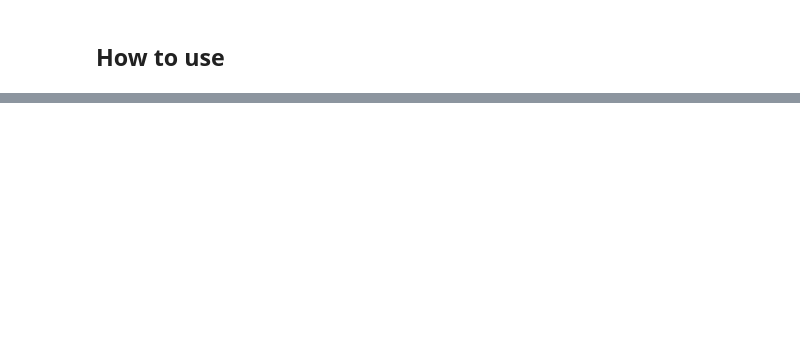
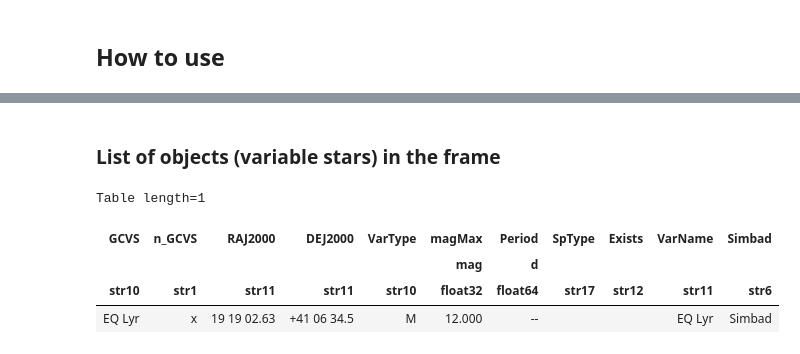
Before and after one commit to jochym/ouscope, a Jupyter notebook: index.ipynb, the cells around one changed output, grey strips where cells are left out. Drawn from its saved outputs; the diff is of its cells as text; code cells hidden in the pictures; blank space fills up the shorter version.

```diff
--- a/index.ipynb
+++ b/index.ipynb
@@ -76,0 +214,12 @@ The most recent completed requests:
+# %% [markdown]
+### List of objects (variable stars) in the frame
+# %%
+#| hide
+#| login
+objects[0]
+# %% [output]
+Table length=1
+| GCVS | n_GCVS | RAJ2000 | DEJ2000 | VarType | magMax | Period | SpType | Exists | VarName | Simbad |
+|  |  |  |  |  | mag | d |  |  |  |  |
+| str10 | str1 | str11 | str11 | str10 | float32 | float64 | str17 | str12 | str11 | str6 |
+| EQ Lyr | x | 19 19 02.63 | +41 06 34.5 | M | 12.000 | -- |  |  | EQ Lyr | Simbad |
```
Also changed, not shown: parts of 14 cells of this notebook, 7 other files.
